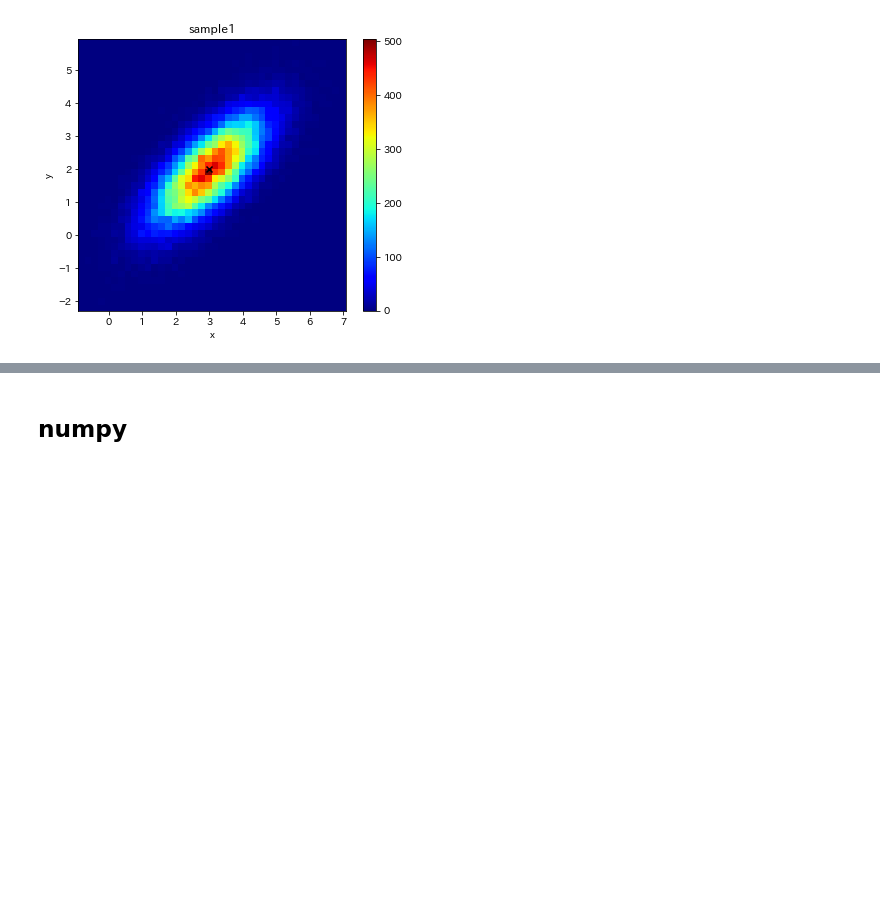
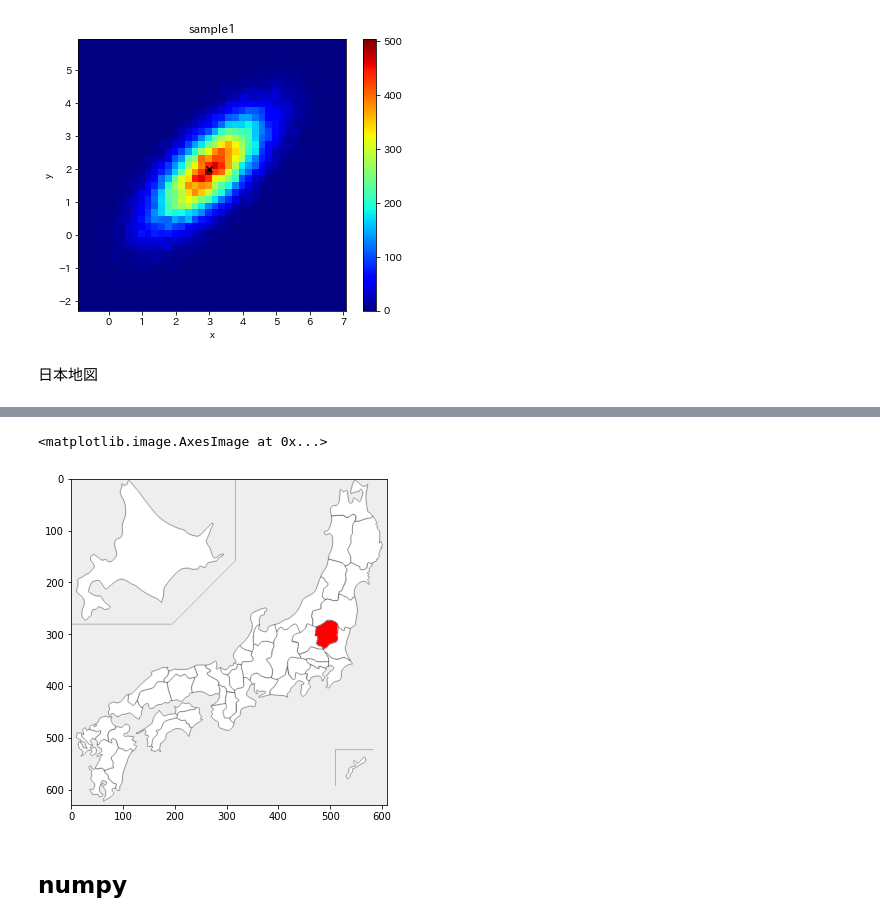
Before and after one commit to SotaYoshida/Lecture_DataScience, a Jupyter notebook: Python_chapter4_Matplotlib.ipynb, the cells around one changed output, grey strips where cells are left out. Cells and saved outputs as stored; diff of their text form; code cells hidden in the pictures; blank space fills up the shorter version.

```diff
--- a/Python_chapter4_Matplotlib.ipynb
+++ b/Python_chapter4_Matplotlib.ipynb
@@ -620,3 +620,13 @@ plt.show()
 plt.close()
 # %% [output]
 [figure]
+# %% [markdown]
+日本地図
+# %%
+!pip install japanmap
+from japanmap import pref_names,pref_code,groups,picture
+import matplotlib.pyplot as plt
+from pylab import rcParams
+plt.figure(figsize=(6,6))
+plt.imshow(picture({'栃木県': 'red'}))
+# %% [output]
@@ -623,3 +637,5 @@ plt.close()
+<matplotlib.image.AxesImage at 0x...>
+[figure, added]
 # %% [markdown]
 ## numpy
 # %% [markdown]
```
Also changed, not shown: parts of 1 cell of this notebook.
